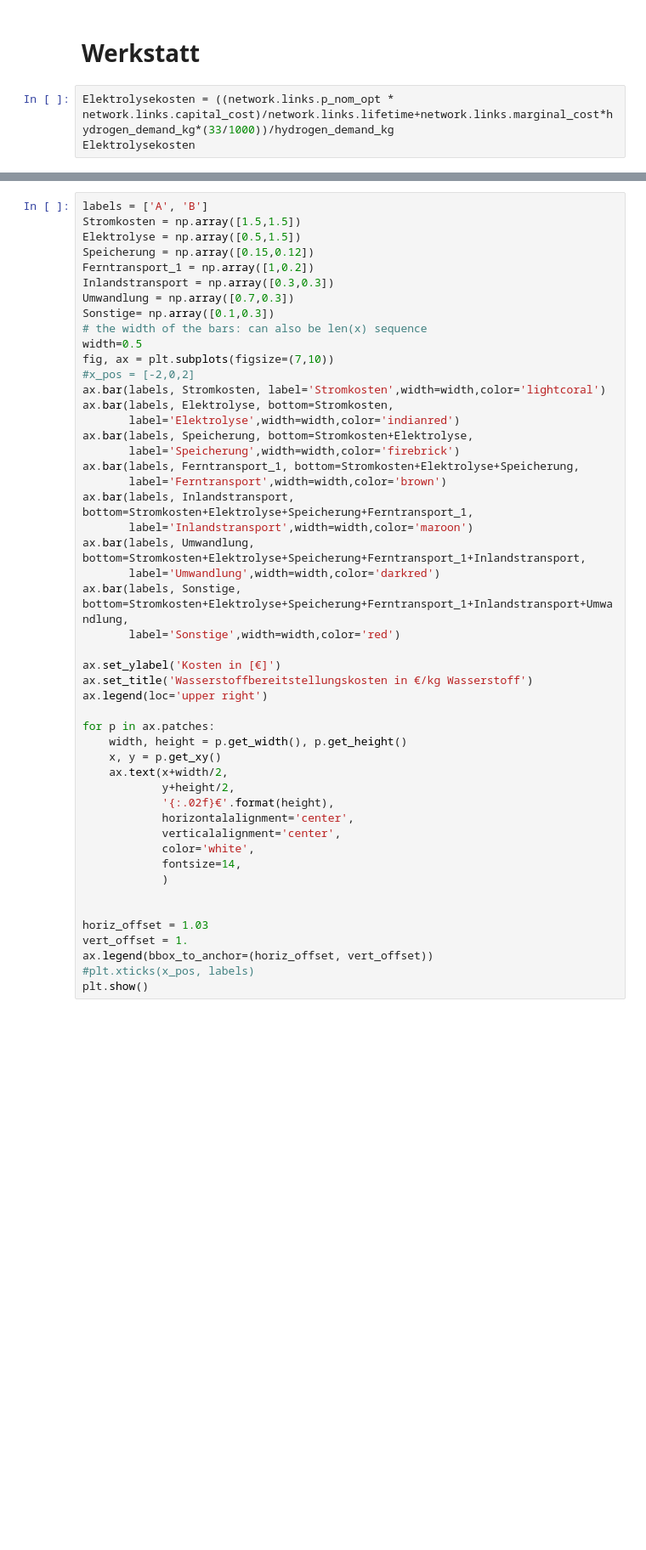
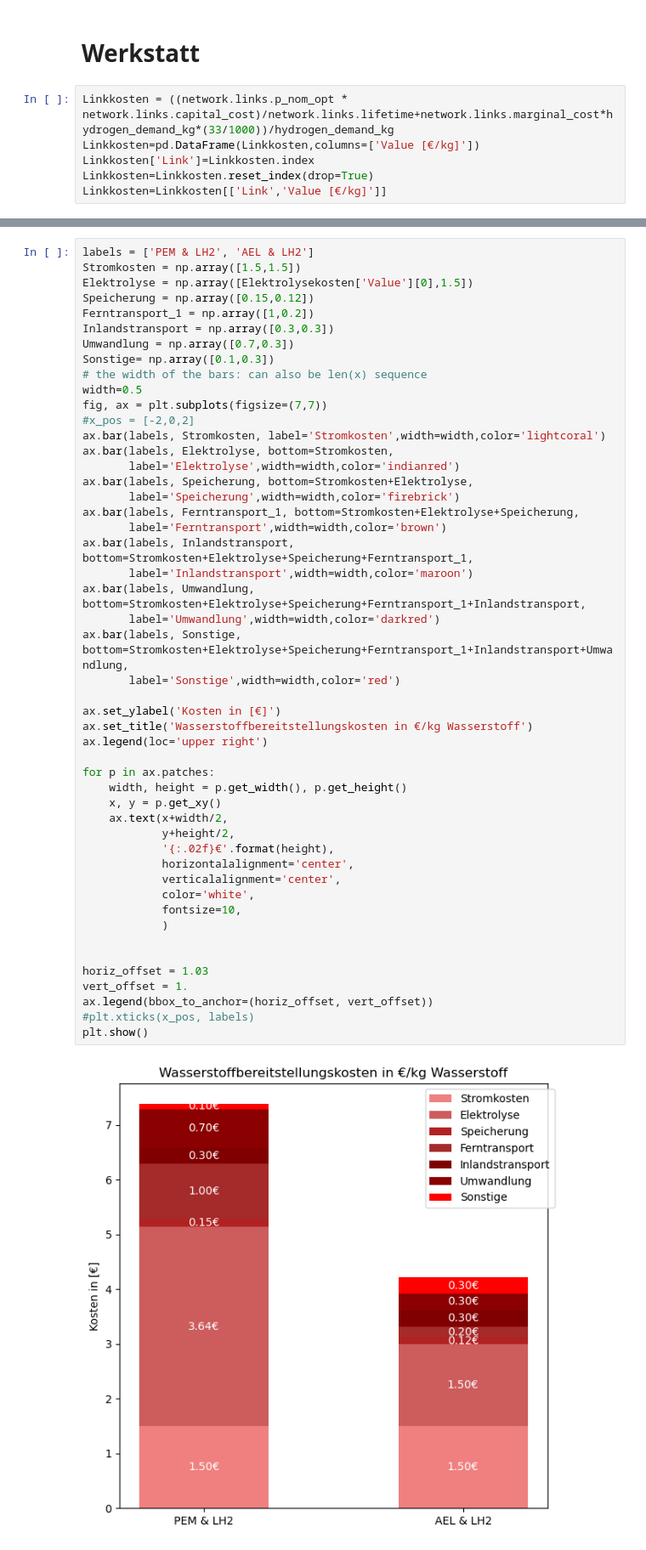
Before and after one commit to cgipser/DWE, a Jupyter notebook: Projektarbeit_CG.ipynb, the cells around one changed output, grey strips where cells are left out. Shown at 85% size. Saved outputs shown, nothing was run; the diff lists cells and outputs as text; blank space fills up the shorter version.

```diff
--- a/Projektarbeit_CG.ipynb
+++ b/Projektarbeit_CG.ipynb
@@ -385,5 +396,8 @@ network.stores_t.e.plot(figsize = (15,8))
 # %% [markdown]
 # Werkstatt
 # %%
-Elektrolysekosten = ((network.links.p_nom_opt * network.links.capital_cost)/network.links.lifetime+network.links.marginal_cost*hydrogen_demand_kg*(33/1000))/hydrogen_demand_kg
-Elektrolysekosten
+Linkkosten = ((network.links.p_nom_opt * network.links.capital_cost)/network.links.lifetime+network.links.marginal_cost*hydrogen_demand_kg*(33/1000))/hydrogen_demand_kg
+Linkkosten=pd.DataFrame(Linkkosten,columns=['Value [€/kg]'])
+Linkkosten['Link']=Linkkosten.index
+Linkkosten=Linkkosten.reset_index(drop=True)
+Linkkosten=Linkkosten[['Link','Value [€/kg]']]
@@ -422,7 +467,7 @@ dtype: float64
 # %%
-labels = ['A', 'B']
+labels = ['PEM & LH2', 'AEL & LH2']
 Stromkosten = np.array([1.5,1.5])
-Elektrolyse = np.array([0.5,1.5])
+Elektrolyse = np.array([Elektrolysekosten['Value'][0],1.5])
 Speicherung = np.array([0.15,0.12])
 Ferntransport_1 = np.array([1,0.2])
 Inlandstransport = np.array([0.3,0.3])
@@ -430,7 +475,7 @@ Umwandlung = np.array([0.7,0.3])
 Sonstige= np.array([0.1,0.3])
 # the width of the bars: can also be len(x) sequence
 width=0.5
-fig, ax = plt.subplots(figsize=(7,10))
+fig, ax = plt.subplots(figsize=(7,7))
 #x_pos = [-2,0,2]
 ax.bar(labels, Stromkosten, label='Stromkosten',width=width,color='lightcoral')
 ax.bar(labels, Elektrolyse, bottom=Stromkosten,
@@ -440,31 +485,33 @@ ax.bar(labels, Speicherung, bottom=Stromkosten+Elektrolyse,
 ax.bar(labels, Ferntransport_1, bottom=Stromkosten+Elektrolyse+Speicherung,
        label='Ferntransport',width=width,color='brown')
 ax.bar(labels, Inlandstransport, bottom=Stromkosten+Elektrolyse+Speicherung+Ferntransport_1,
        label='Inlandstransport',width=width,color='maroon')
 ax.bar(labels, Umwandlung, bottom=Stromkosten+Elektrolyse+Speicherung+Ferntransport_1+Inlandstransport,
        label='Umwandlung',width=width,color='darkred')
 ax.bar(labels, Sonstige, bottom=Stromkosten+Elektrolyse+Speicherung+Ferntransport_1+Inlandstransport+Umwandlung,
        label='Sonstige',width=width,color='red')
 
 ax.set_ylabel('Kosten in [€]')
 ax.set_title('Wasserstoffbereitstellungskosten in €/kg Wasserstoff')
 ax.legend(loc='upper right')
 
 for p in ax.patches:
     width, height = p.get_width(), p.get_height()
     x, y = p.get_xy()
     ax.text(x+width/2,
             y+height/2,
             '{:.02f}€'.format(height),
             horizontalalignment='center',
             verticalalignment='center',
             color='white',
-            fontsize=14,
+            fontsize=10,
             )
 
 
 horiz_offset = 1.03
 vert_offset = 1.
 ax.legend(bbox_to_anchor=(horiz_offset, vert_offset))
 #plt.xticks(x_pos, labels)
 plt.show()
+# %% [output]
+[figure, added]
```
Also changed, not shown: parts of 22 cells of this notebook.
